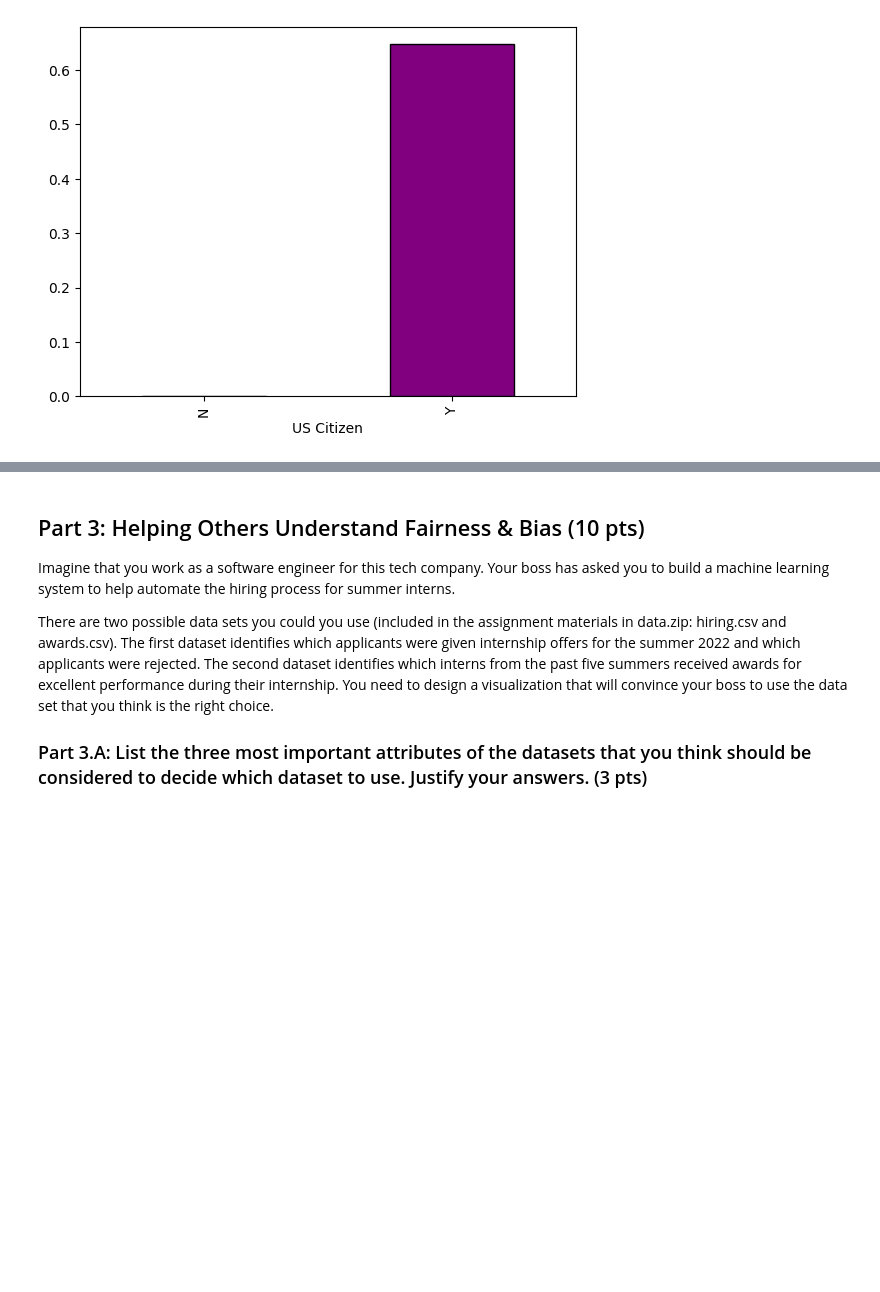
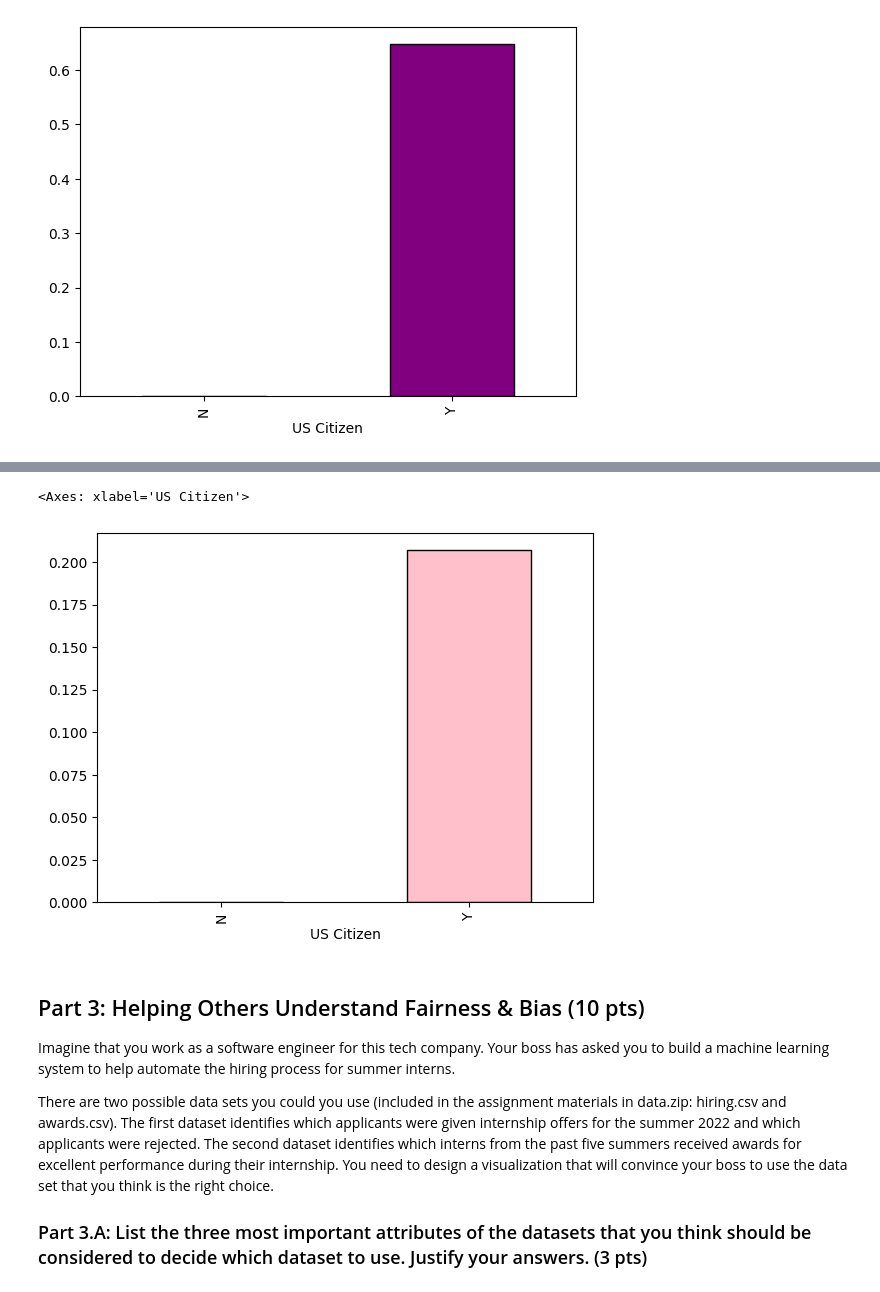
Before and after one commit to s-samsam225/chat-server, a Jupyter notebook: Week1.ipynb, the cells around one changed output, grey strips where cells are left out. Drawn from its saved outputs; the diff is of its cells as text; code cells hidden in the pictures; blank space fills up the shorter version.

```diff
--- a/Week1.ipynb
+++ b/Week1.ipynb
@@ -94,3 +99,8 @@ awards_df = pd.read_csv('hw1data/awards.csv', low_memory=False) # read the csv f
+# %%
+awards_df.groupby("US Citizen")["Received Award"].apply(lambda x: (x == "Y").mean()).plot(kind="bar", color="pink", edgecolor="black")
+# %% [output]
+<Axes: xlabel='US Citizen'>
+[figure, added]
 # %% [markdown]
 ## Part 3: Helping Others Understand Fairness & Bias (10 pts)
 
```
Also changed, not shown: parts of 2 cells of this notebook.
